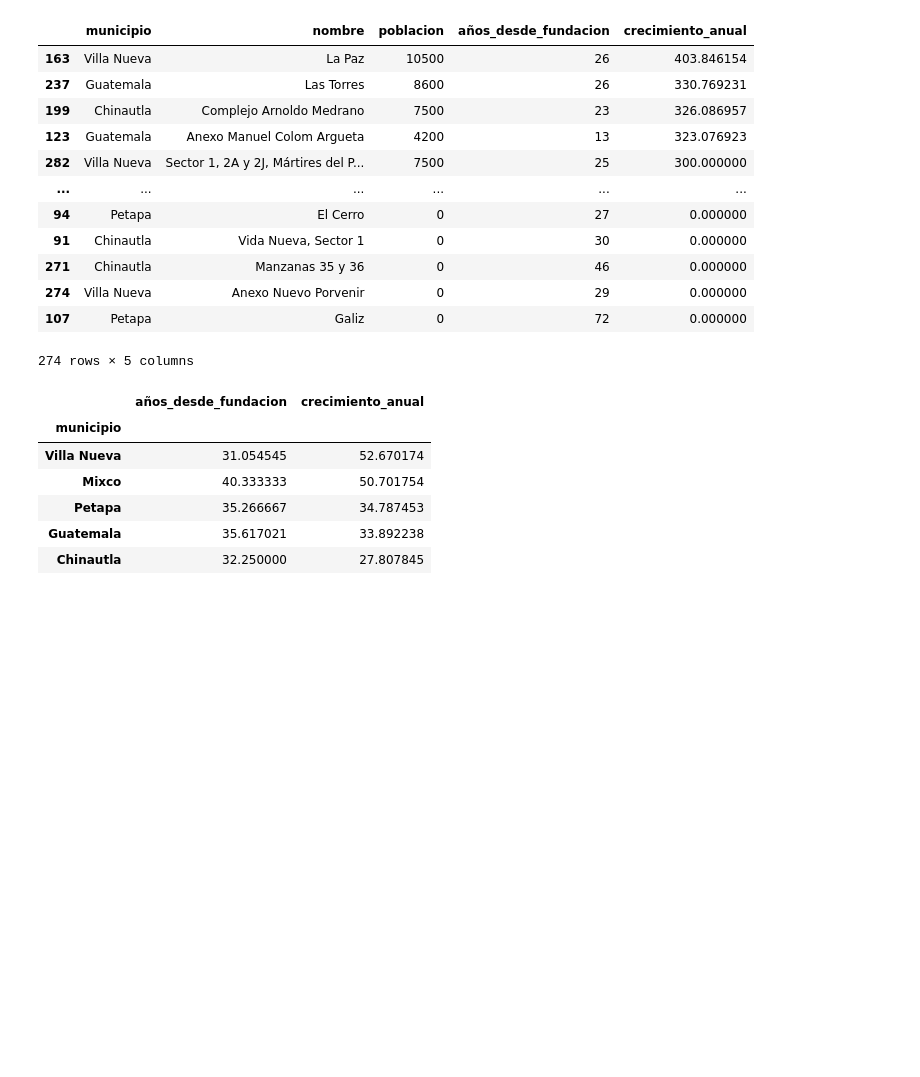
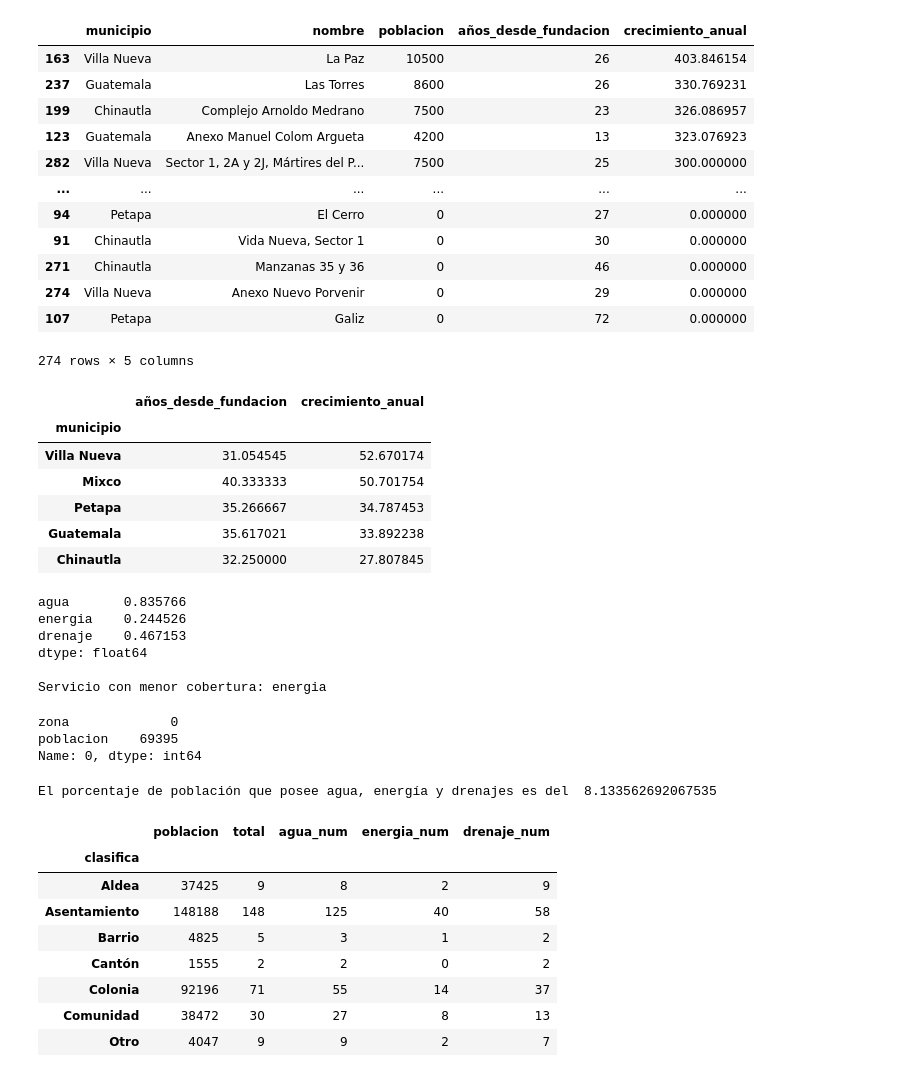
Before and after one commit to dennis-ciancoders/notas-pytnon-galileo, a Jupyter notebook: clase0703222/clase.ipynb, the cells around one changed output. Saved outputs shown, nothing was run; the diff lists cells and outputs as text; code cells hidden in the pictures; blank space fills up the shorter version.

```diff
--- a/clase0703222/clase.ipynb
+++ b/clase0703222/clase.ipynb
@@ -226,3 +228,57 @@ df[['municipio', 'años_desde_fundacion', 'crecimiento_anual']].groupby(['munici
 | Petapa | 35.266667 | 34.787453 |
 | Guatemala | 35.617021 | 33.892238 |
 | Chinautla | 32.250000 | 27.807845 |
+# %%
+#El servicio que menos tiene cobertura
+no_cobertura = df[df=="Sí"][["agua","energia","drenaje"]].count() /len(df)
+print(no_cobertura)
+print("\nServicio con menor cobertura: " + no_cobertura.idxmin())
+# %% [output]
+agua       0.835766
+energia    0.244526
+drenaje    0.467153
+dtype: float64
+
+Servicio con menor cobertura: energia
+# %%
+# ¿En qué zona vive la mayor población? -> Juan F
+zona_mas_poblada=df[['zona','poblacion']].groupby(['zona'],as_index=False).sum().sort_values('poblacion',ascending=False).iloc[0]
+zona_mas_poblada
+# %% [output]
+zona             0
+poblacion    69395
+Name: 0, dtype: int64
+# %%
+#¿Qué % de la población tiene agua, energía y drenajes->María Fernanda
+df_servp = df[["poblacion","agua","energia","drenaje"]]
+#filtro valores "Sí"
+df_servp = df_servp[df_servp["energia"]=="Sí"]
+df_servp = df_servp[df_servp["agua"]=="Sí"]
+df_servp = df_servp[df_servp["drenaje"]=="Sí"]
+
+pob_general = sum(df["poblacion"])
+pob_servicios = sum(df_servp["poblacion"])
+
+porcentaje_servicios =(pob_servicios/pob_general)*100
+
+print("El porcentaje de población que posee agua, energía y drenajes es del ", porcentaje_servicios)
+# %% [output]
+El porcentaje de población que posee agua, energía y drenajes es del  8.133562692067535
+# %%
+# ¿Cómo es la población por clasificación y sus servicios?
+
+df['energia_num'] = df['energia']=='Sí'
+df['drenaje_num'] = df['drenaje']=='Sí'
+df['agua_num'] = df['agua']=='Sí'
+df['total'] = df['nombre']!=''
+df[['clasifica', 'poblacion', 'total','agua_num', 'energia_num', 'drenaje_num']].groupby('clasifica').sum()
+# %% [output]
+|  | poblacion | total | agua_num | energia_num | drenaje_num |
+| clasifica |  |  |  |  |  |
+| Aldea | 37425 | 9 | 8 | 2 | 9 |
+| Asentamiento | 148188 | 148 | 125 | 40 | 58 |
+| Barrio | 4825 | 5 | 3 | 1 | 2 |
+| Cantón | 1555 | 2 | 2 | 0 | 2 |
+| Colonia | 92196 | 71 | 55 | 14 | 37 |
+| Comunidad | 38472 | 30 | 27 | 8 | 13 |
+| Otro | 4047 | 9 | 9 | 2 | 7 |
```
Also changed, not shown: parts of 2 cells of this notebook.
